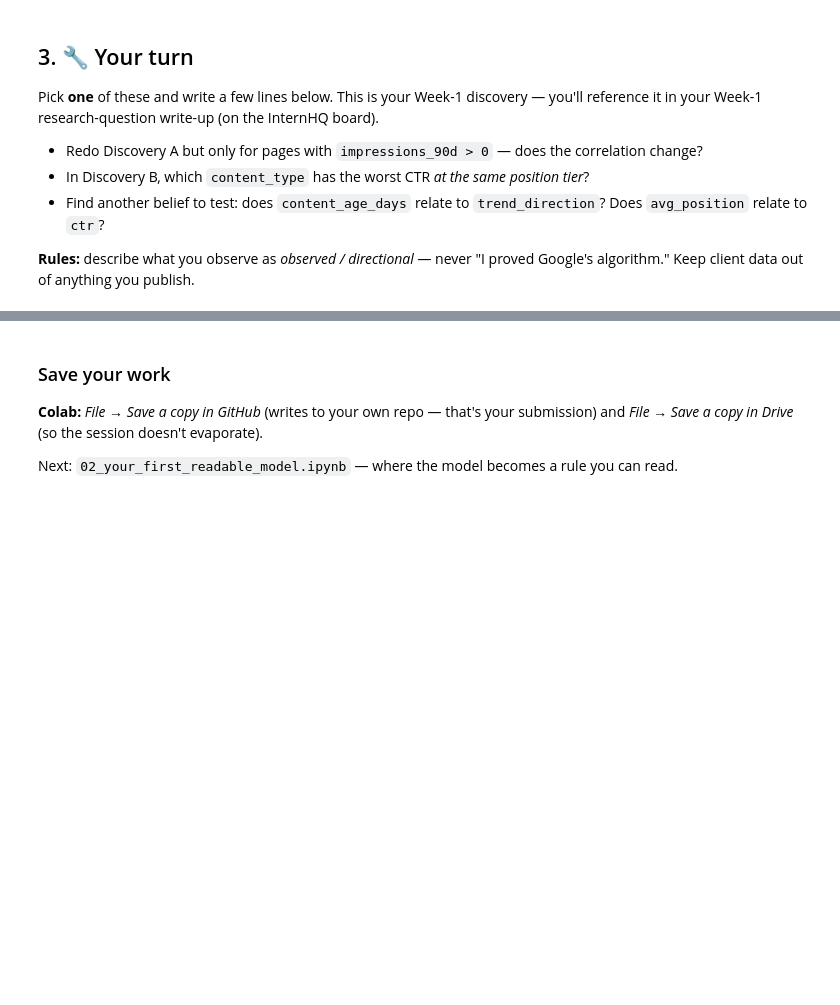
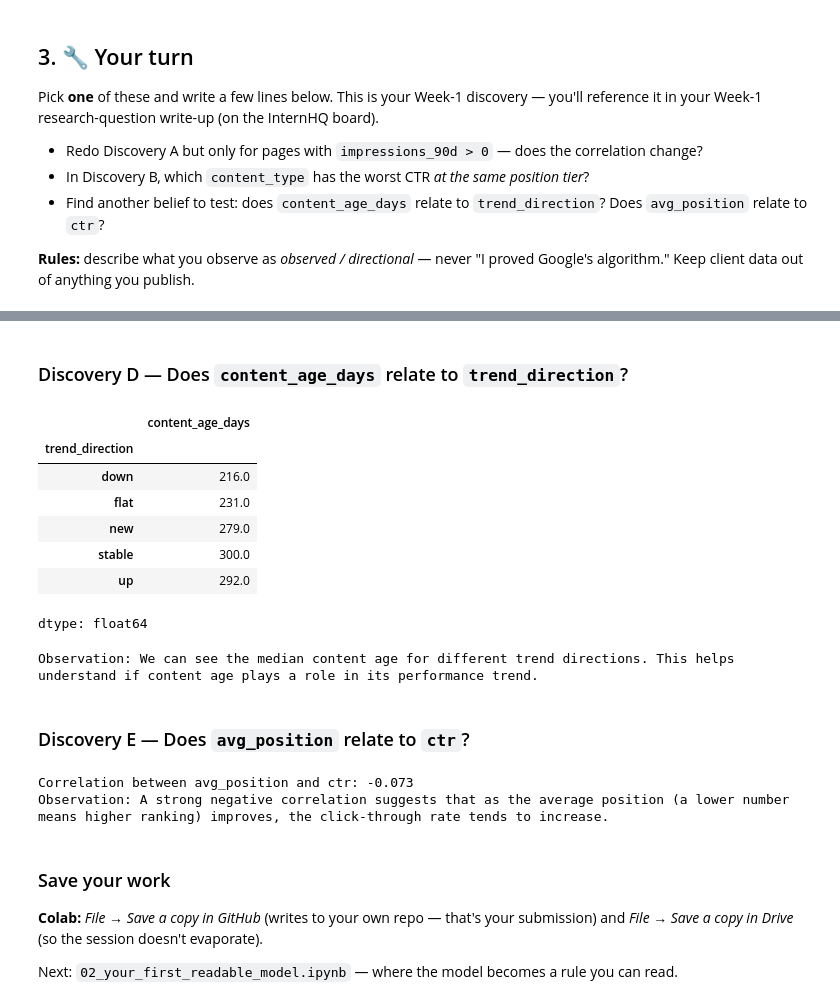
Before and after one commit to huseyinTozluyurt/Flyrank-Internship-MachineLearning, a Jupyter notebook: notebooks/01_first_look_and_discovery.ipynb, the cells around one changed output, grey strips where cells are left out. Saved outputs shown, nothing was run; the diff lists cells and outputs as text; code cells hidden in the pictures; blank space fills up the shorter version.

```diff
--- a/notebooks/01_first_look_and_discovery.ipynb
+++ b/notebooks/01_first_look_and_discovery.ipynb
@@ -105,3 +234,30 @@ Pick **one** of these and write a few lines below. This is your Week-1 discovery
+# %% [markdown]
+### Discovery D — Does `content_age_days` relate to `trend_direction`?
+# %%
+content_age_by_trend = df.groupby('trend_direction')['content_age_days'].median()
+display(content_age_by_trend.round(0))
+
+print("Observation: We can see the median content age for different trend directions. This helps understand if content age plays a role in its performance trend.")
+# %% [output]
+|  | content_age_days |
+| trend_direction |  |
+| down | 216.0 |
+| flat | 231.0 |
+| new | 279.0 |
+| stable | 300.0 |
+| up | 292.0 |
+dtype: float64
+Observation: We can see the median content age for different trend directions. This helps understand if content age plays a role in its performance trend.
+# %% [markdown]
+### Discovery E — Does `avg_position` relate to `ctr`?
+# %%
+corr_pos_ctr = df['avg_position'].corr(df['ctr'])
+print(f"Correlation between avg_position and ctr: {corr_pos_ctr:.3f}")
+
+print("Observation: A strong negative correlation suggests that as the average position (a lower number means higher ranking) improves, the click-through rate tends to increase.")
+# %% [output]
+Correlation between avg_position and ctr: -0.073
+Observation: A strong negative correlation suggests that as the average position (a lower number means higher ranking) improves, the click-through rate tends to increase.
 # %% [markdown]
 ### Save your work
 **Colab:** *File → Save a copy in GitHub* (writes to your own repo — that's your submission) and *File → Save a copy in Drive* (so the session doesn't evaporate).
```
Also changed, not shown: parts of 14 cells of this notebook.
